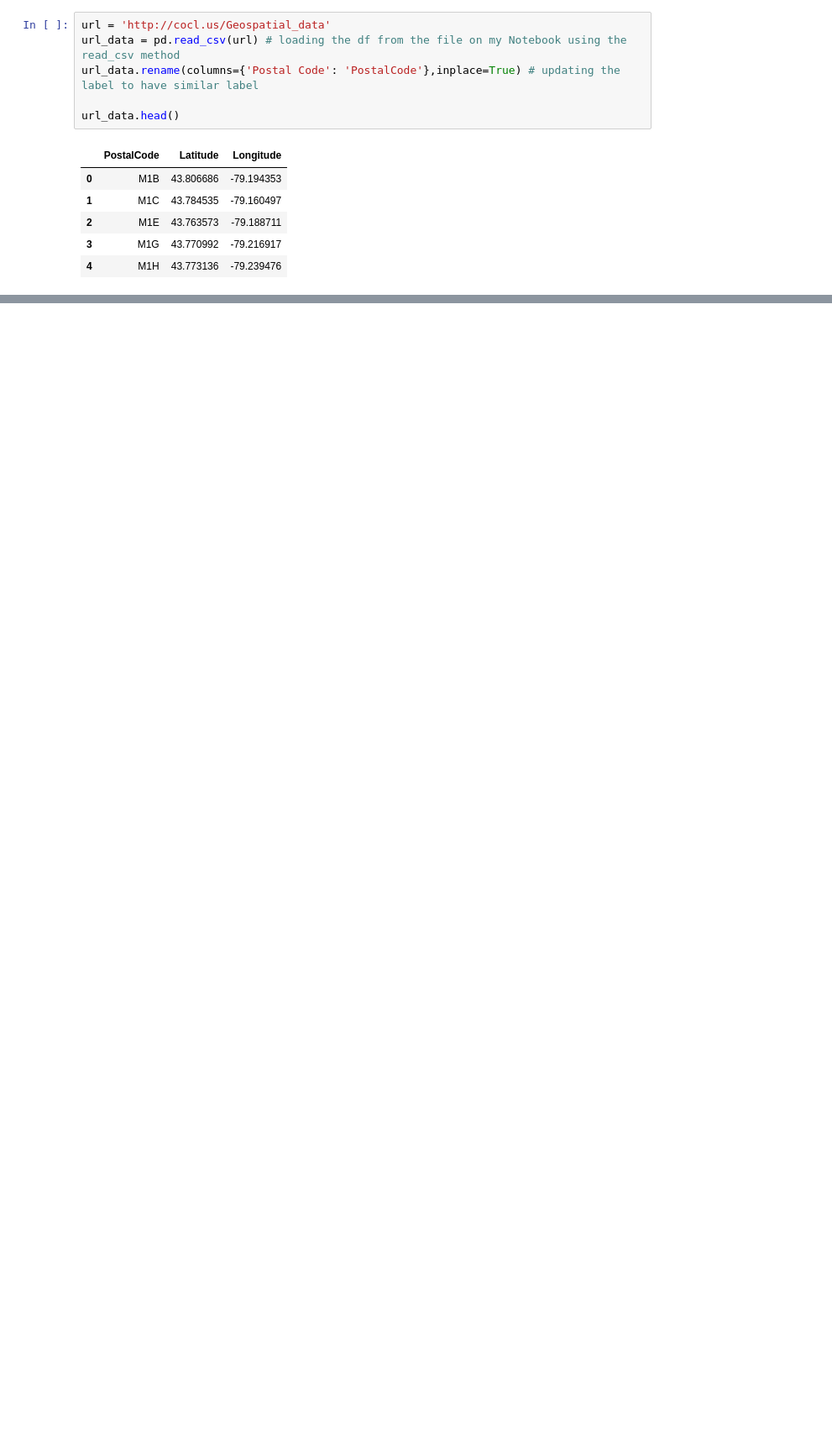
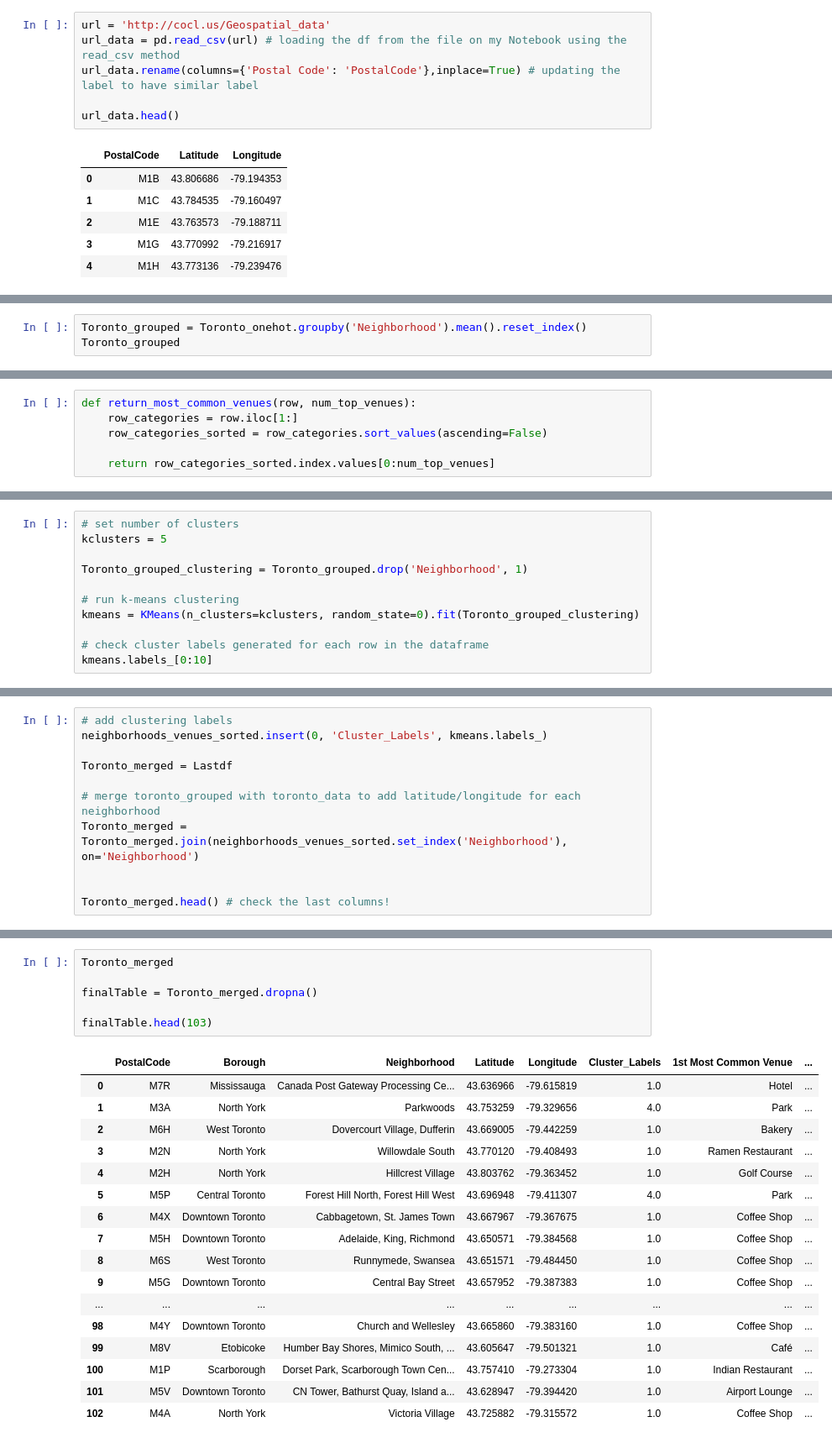
Before and after one commit to Archie354/Coursera_Capstone, a Jupyter notebook: Capstone.ipynb, the cells around one changed output, grey strips where cells are left out. Shown: that part at 84% size. Cells and saved outputs as stored; diff of their text form; blank space fills up the shorter version.

```diff
--- a/Capstone.ipynb
+++ b/Capstone.ipynb
@@ -197,0 +387,3 @@ Lastdf.head(20)
+# %%
+Toronto_grouped = Toronto_onehot.groupby('Neighborhood').mean().reset_index()
+Toronto_grouped
@@ -197,0 +409,6 @@ Lastdf.head(20)
+# %%
+def return_most_common_venues(row, num_top_venues):
+    row_categories = row.iloc[1:]
+    row_categories_sorted = row_categories.sort_values(ascending=False)
+
+    return row_categories_sorted.index.values[0:num_top_venues]
@@ -197,0 +443,11 @@ Lastdf.head(20)
+# %%
+# set number of clusters
+kclusters = 5
+
+Toronto_grouped_clustering = Toronto_grouped.drop('Neighborhood', 1)
+
+# run k-means clustering
+kmeans = KMeans(n_clusters=kclusters, random_state=0).fit(Toronto_grouped_clustering)
+
+# check cluster labels generated for each row in the dataframe
+kmeans.labels_[0:10]
@@ -197,0 +456,11 @@ Lastdf.head(20)
+# %%
+# add clustering labels
+neighborhoods_venues_sorted.insert(0, 'Cluster_Labels', kmeans.labels_)
+
+Toronto_merged = Lastdf
+
+# merge toronto_grouped with toronto_data to add latitude/longitude for each neighborhood
+Toronto_merged = Toronto_merged.join(neighborhoods_venues_sorted.set_index('Neighborhood'), on='Neighborhood')
+
+
+Toronto_merged.head() # check the last columns!
@@ -197,0 +474,24 @@ Lastdf.head(20)
+# %%
+Toronto_merged
+
+finalTable = Toronto_merged.dropna()
+
+finalTable.head(103)
+# %% [output]
+|  | PostalCode | Borough | Neighborhood | Latitude | Longitude | Cluster_Labels | 1st Most Common Venue | ... |
+| 0 | M7R | Mississauga | Canada Post Gateway Processing Ce... | 43.636966 | -79.615819 | 1.0 | Hotel | ... |
+| 1 | M3A | North York | Parkwoods | 43.753259 | -79.329656 | 4.0 | Park | ... |
+| 2 | M6H | West Toronto | Dovercourt Village, Dufferin | 43.669005 | -79.442259 | 1.0 | Bakery | ... |
+| 3 | M2N | North York | Willowdale South | 43.770120 | -79.408493 | 1.0 | Ramen Restaurant | ... |
+| 4 | M2H | North York | Hillcrest Village | 43.803762 | -79.363452 | 1.0 | Golf Course | ... |
+| 5 | M5P | Central Toronto | Forest Hill North, Forest Hill West | 43.696948 | -79.411307 | 4.0 | Park | ... |
+| 6 | M4X | Downtown Toronto | Cabbagetown, St. James Town | 43.667967 | -79.367675 | 1.0 | Coffee Shop | ... |
+| 7 | M5H | Downtown Toronto | Adelaide, King, Richmond | 43.650571 | -79.384568 | 1.0 | Coffee Shop | ... |
+| 8 | M6S | West Toronto | Runnymede, Swansea | 43.651571 | -79.484450 | 1.0 | Coffee Shop | ... |
+| 9 | M5G | Downtown Toronto | Central Bay Street | 43.657952 | -79.387383 | 1.0 | Coffee Shop | ... |
+| ... | ... | ... | ... | ... | ... | ... | ... | ... |
+| 98 | M4Y | Downtown Toronto | Church and Wellesley | 43.665860 | -79.383160 | 1.0 | Coffee Shop | ... |
+| 99 | M8V | Etobicoke | Humber Bay Shores, Mimico South, ... | 43.605647 | -79.501321 | 1.0 | Café | ... |
+| 100 | M1P | Scarborough | Dorset Park, Scarborough Town Cen... | 43.757410 | -79.273304 | 1.0 | Indian Restaurant | ... |
+| 101 | M5V | Downtown Toronto | CN Tower, Bathurst Quay, Island a... | 43.628947 | -79.394420 | 1.0 | Airport Lounge | ... |
+| 102 | M4A | North York | Victoria Village | 43.725882 | -79.315572 | 1.0 | Coffee Shop | ... |
```
Also changed, not shown: parts of 29 cells of this notebook.
